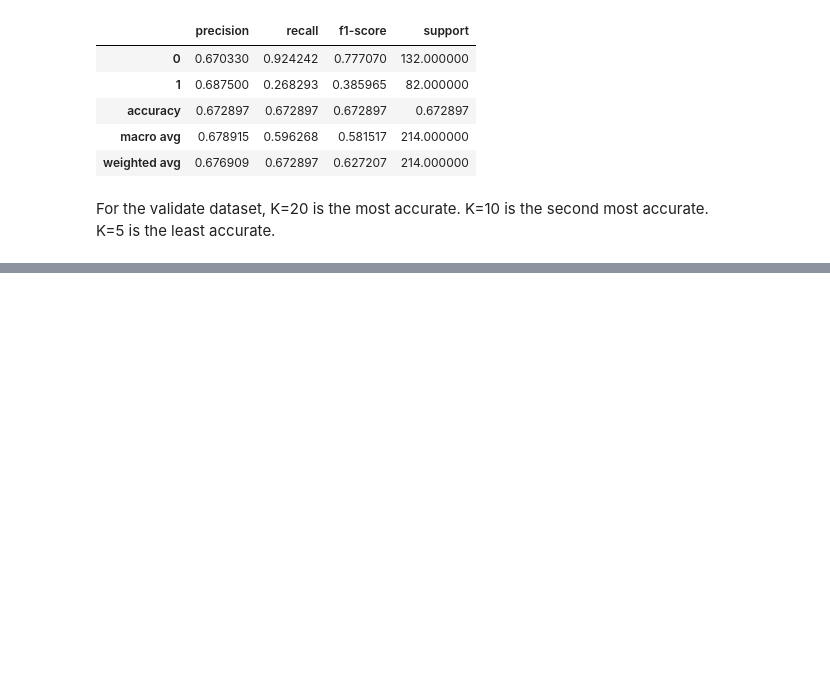
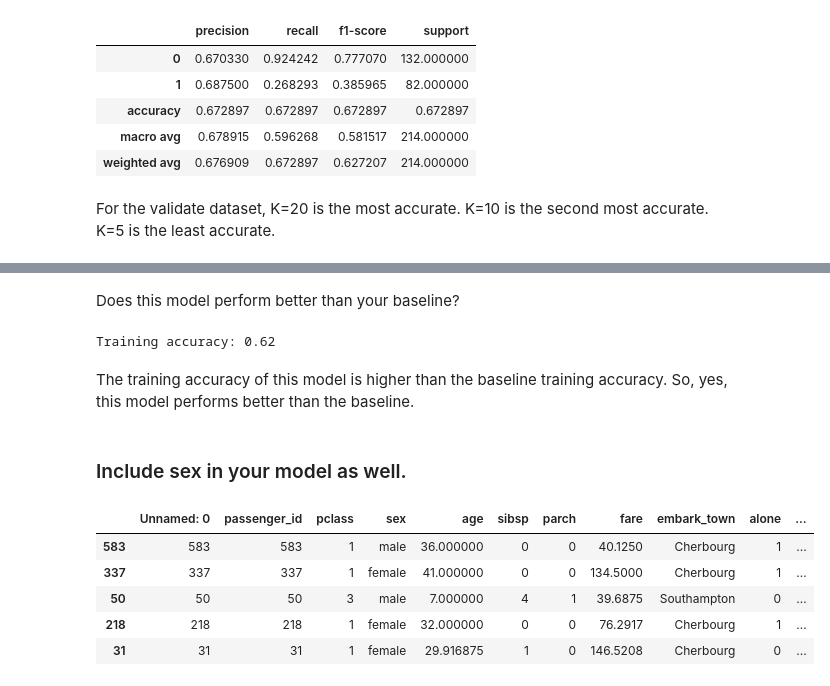
Before and after one commit to malachi-hale/classification-exercises, a Jupyter notebook: model.ipynb, the cells around one changed output, grey strips where cells are left out. Saved outputs shown, nothing was run; the diff lists cells and outputs as text; code cells hidden in the pictures; blank space fills up the shorter version.

```diff
--- a/model.ipynb
+++ b/model.ipynb
@@ -1276,0 +1283,3 @@ For the validate dataset, K=20 is the most accurate. K=10 is the second most acc
+# %%
+train, validate, test = prepare.prep_titanic(acquire.get_titanic_data())
+train.shape, validate.shape, test.shape
@@ -1276,0 +1288,19 @@ For the validate dataset, K=20 is the most accurate. K=10 is the second most acc
+# %%
+X_train, y_train = train.drop(columns='survived'), train.survived
+X_validate, y_validate = validate.drop(columns='survived'), validate.survived
+X_test, y_test = test.drop(columns='survived'), test.survived
+# %%
+def clean_data(df):
+    '''
+    This function will drop any duplicate observations,
+    drop ['deck', 'embarked', 'class', 'age'], fill missing embark_town with 'Southampton'
+    and create dummy vars from sex and embark_town.
+    '''
+    df = df.drop_duplicates()
+    df = df.drop(columns=['embarked', 'class'])
+    df['embark_town'] = df.embark_town.fillna(value='Southampton')
+    dummy_df = pd.get_dummies(df[['sex', 'embark_town']], drop_first=True)
+    df = pd.concat([df, dummy_df], axis=1)
+    return df
+# %%
+X_train = clean_data(X_train)
@@ -1276,0 +1407,20 @@ For the validate dataset, K=20 is the most accurate. K=10 is the second most acc
+# %% [markdown]
+Does this model perform better than your baseline?
+# %%
+accuracy = round(model.score(X_train, y_train), 2)
+print(f'Training accuracy: {accuracy}')
+# %% [output]
+Training accuracy: 0.62
+# %% [markdown]
+The training accuracy of this model is higher than the baseline training accuracy. So, yes, this model performs better than the baseline.
+# %% [markdown]
+### Include sex in your model as well.
+# %%
+X_train.head()
+# %% [output]
+|  | Unnamed: 0 | passenger_id | pclass | sex | age | sibsp | parch | fare | embark_town | alone | ... |
+| 583 | 583 | 583 | 1 | male | 36.000000 | 0 | 0 | 40.1250 | Cherbourg | 1 | ... |
+| 337 | 337 | 337 | 1 | female | 41.000000 | 0 | 0 | 134.5000 | Cherbourg | 1 | ... |
+| 50 | 50 | 50 | 3 | male | 7.000000 | 4 | 1 | 39.6875 | Southampton | 0 | ... |
+| 218 | 218 | 218 | 1 | female | 32.000000 | 0 | 0 | 76.2917 | Cherbourg | 1 | ... |
+| 31 | 31 | 31 | 1 | female | 29.916875 | 1 | 0 | 146.5208 | Cherbourg | 0 | ... |
```
Also changed, not shown: parts of 56 cells of this notebook, 1 other file.
